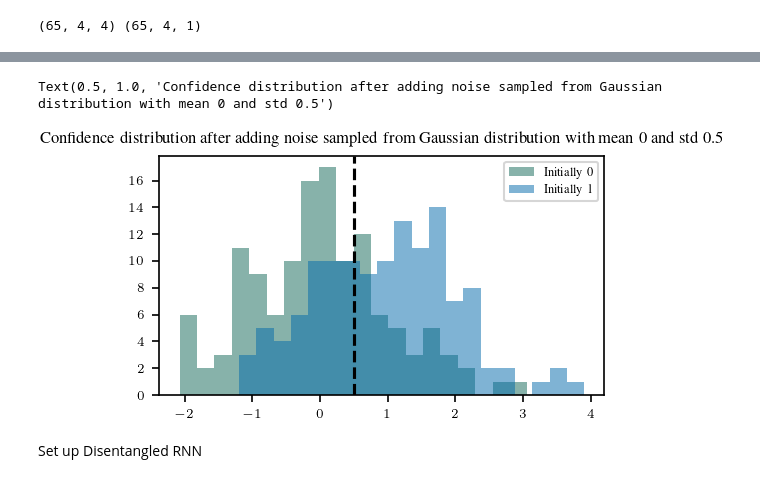
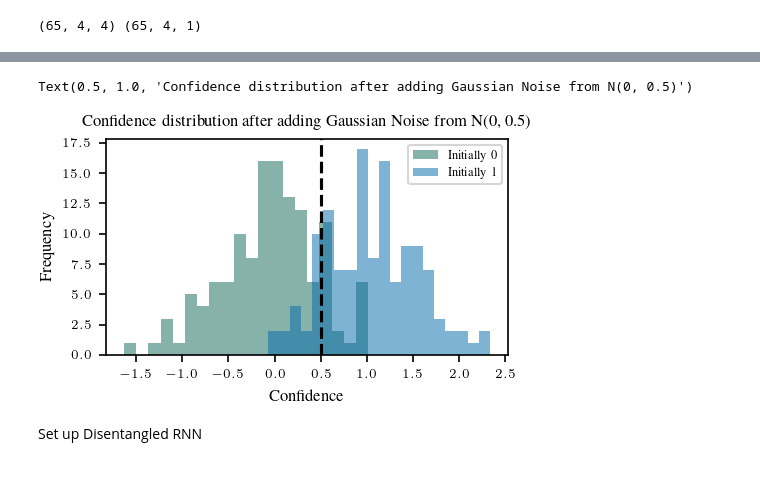
Before and after one commit to meikeoschmann/disRNN-conf-match, a Jupyter notebook: CogModelingRNNsTutorial/synthetic_RNN.ipynb, the cells around one changed output, grey strips where cells are left out. Saved outputs shown, nothing was run; the diff lists cells and outputs as text; code cells hidden in the pictures.

```diff
--- a/CogModelingRNNsTutorial/synthetic_RNN.ipynb
+++ b/CogModelingRNNsTutorial/synthetic_RNN.ipynb
@@ -165,7 +165,7 @@ Pconfidence_prev = np.array(df_1['Pconfidence']).reshape(64,4, order='F')
 type_prev = np.array(df_1['type'], dtype=int).reshape(64,4, order='F')
 
 #Sconfidence_prev = type_prev - 1
-Sconfidence_noisy = type_prev - 1 + np.random.normal(0, 1, (64,4))
+Sconfidence_noisy = type_prev - 1 + np.random.normal(0, 0.5, (64,4))
 Sconfidence_prev = np.where(Sconfidence_noisy < 0.5, 0, 1)
 #Sconfidence_prev = np.random.random_integers(0, 1, size=(len(df_1))).reshape(64,4, order='F')
 #Sconfidence_prev = np.array(df_1['Sconfidence']).reshape(64,4, order='F')
@@ -202,6 +202,9 @@ Sconfidence_prev_padded = np.concatenate((np.zeros((1,4)), Sconfidence_prev))
 
 data = np.stack((Sconfidence_prev_padded, Pconfidence_prev_padded, type_prev_padded, type_padded), axis=2)
 target =  np.concatenate((data[1:,:,0], -1*np.ones((1,4,)))).reshape(65,4,1)
+test_mask_p1 = data[:,:,3] == 1
+test_mask_p2 = data[:,:,3] == 2
+
 batch_size = 1
 test = DatasetRNN(data, target, batch_size)
 # %% [output]
@@ -231,21 +234,23 @@ for i in range(50,65):
 # %%
 plt.rcParams.update(
     bundles.icml2022(
         column="full",
         nrows=1,
         ncols=2,
         usetex=True,
     )
 )
 plt.rcParams.update(figsizes.icml2022_half(nrows=1, ncols=1))
 plt.hist(confidence_ones, color=rgb.mps_green, alpha=0.5, bins=20, label='Initially 0')
 plt.hist(confidence_twos, color=rgb.tue_blue, alpha=0.5, bins=20, label='Initially 1')
 plt.axvline(0.5, 0, color='k', linestyle='--')
+plt.xlabel('Confidence')
+plt.ylabel('Frequency')
 plt.legend()
-plt.title('Confidence distribution after adding noise sampled from Gaussian distribution with mean 0 and std 0.5')
+plt.title('Confidence distribution after adding Gaussian Noise from N(0, 0.5)')
 # %% [output]
-Text(0.5, 1.0, 'Confidence distribution after adding noise sampled from Gaussian distribution with mean 0 and std 0.5')
+Text(0.5, 1.0, 'Confidence distribution after adding Gaussian Noise from N(0, 0.5)')
-[figure, old version]
+[figure, new version]
 # %% [markdown]
 Set up Disentangled RNN
 # %%
```
Also changed, not shown: parts of 13 cells of this notebook.
